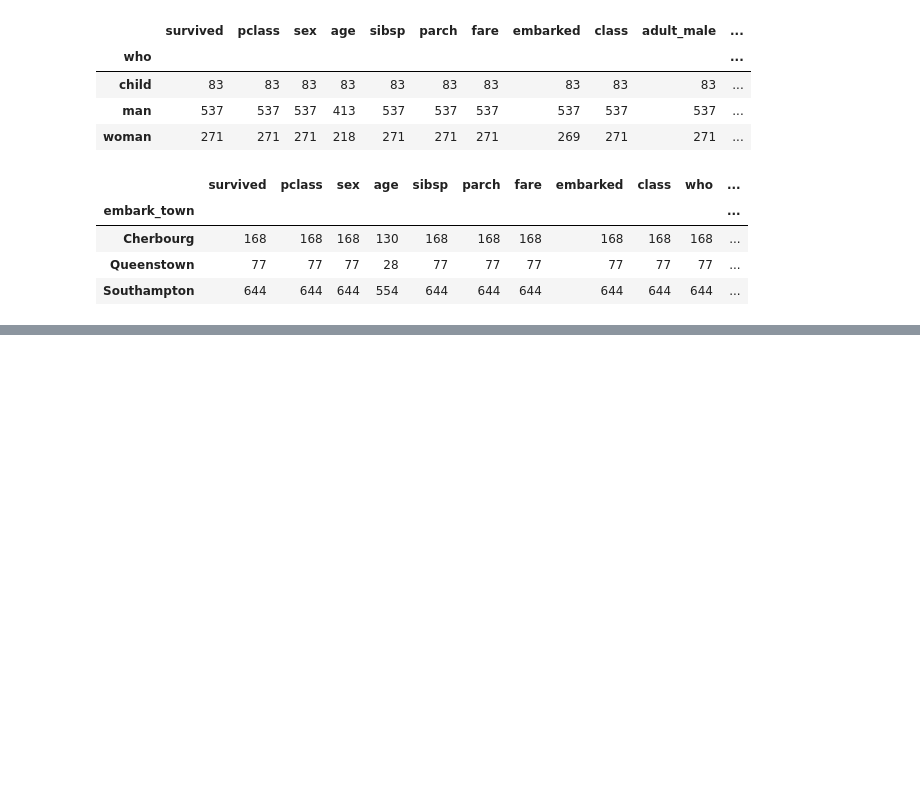
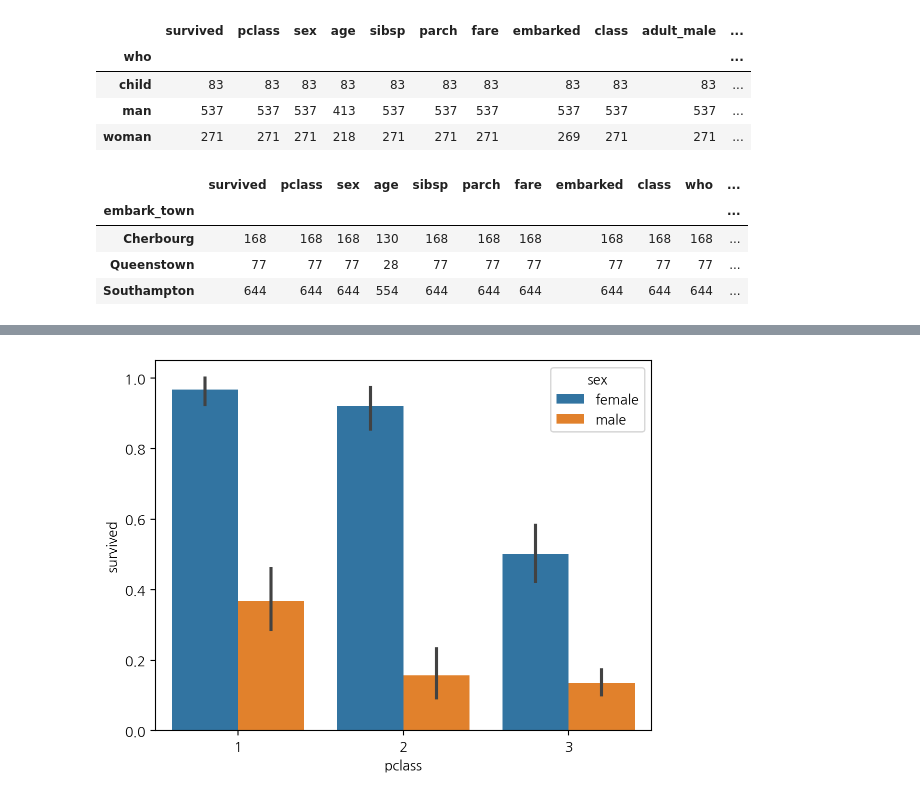
Before and after one commit to youngwoo28/2024-1-my-BDA, a Jupyter notebook: inclass/02w_0319_tue_dataframe_basic.ipynb, the cells around one changed output, grey strips where cells are left out. Saved outputs shown, nothing was run; the diff lists cells and outputs as text; code cells hidden in the pictures; blank space fills up the shorter version.

```diff
--- a/inclass/02w_0319_tue_dataframe_basic.ipynb
+++ b/inclass/02w_0319_tue_dataframe_basic.ipynb
@@ -277,0 +300,4 @@ titanic.groupby('embark_town').count()
+# %%
+sns.barplot(titanic, x="pclass", y="survived", hue="sex"); #높이: 평균
+# %% [output]
+[figure, added]
```
Also changed, not shown: parts of 52 cells of this notebook.
